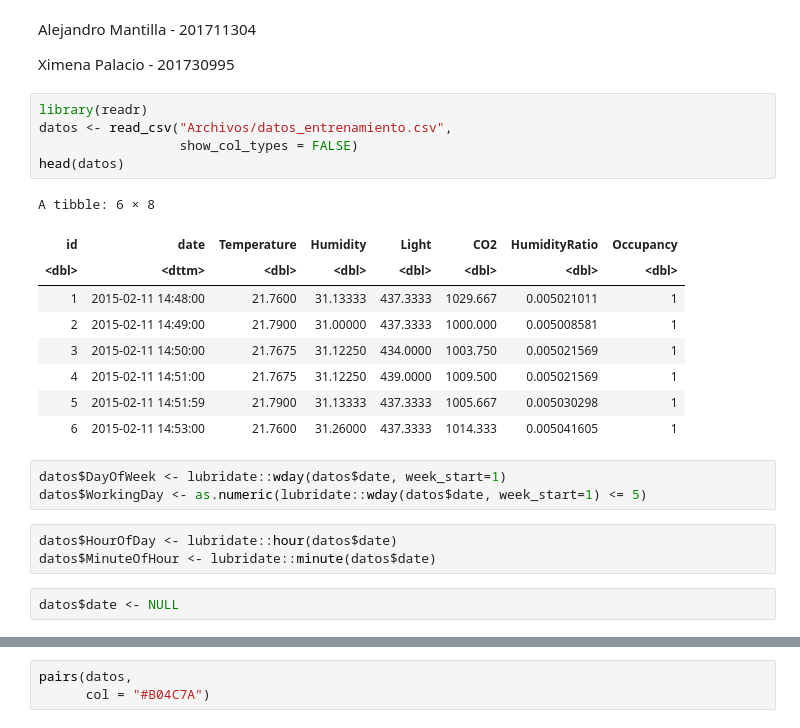
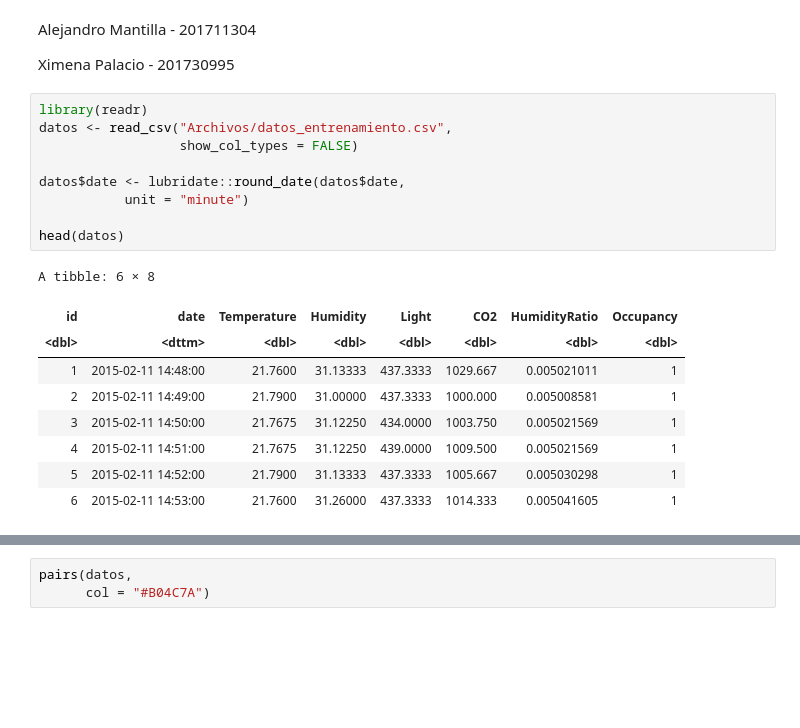
Before and after one commit to MantiMantilla/MEL-2022-2, a Jupyter notebook: Proyecto/Entrega/Desarrollo.ipynb, the cells around one changed output, grey strips where cells are left out. Saved outputs shown, nothing was run; the diff lists cells and outputs as text; blank space fills up the shorter version.

Commit message:
Variable change in dates, proyecto 1.

```diff
--- a/Proyecto/Entrega/Desarrollo.ipynb
+++ b/Proyecto/Entrega/Desarrollo.ipynb
@@ -9,23 +9,19 @@ Ximena Palacio - 201730995
 # %%
 library(readr)
 datos <- read_csv("Archivos/datos_entrenamiento.csv",
                   show_col_types = FALSE)
+
+datos$date <- lubridate::round_date(datos$date,
+           unit = "minute")
+
 head(datos)
 # %% [output]
 A tibble: 6 × 8
 | id | date | Temperature | Humidity | Light | CO2 | HumidityRatio | Occupancy |
 | <dbl> | <dttm> | <dbl> | <dbl> | <dbl> | <dbl> | <dbl> | <dbl> |
 | 1 | 2015-02-11 14:48:00 | 21.7600 | 31.13333 | 437.3333 | 1029.667 | 0.005021011 | 1 |
 | 2 | 2015-02-11 14:49:00 | 21.7900 | 31.00000 | 437.3333 | 1000.000 | 0.005008581 | 1 |
 | 3 | 2015-02-11 14:50:00 | 21.7675 | 31.12250 | 434.0000 | 1003.750 | 0.005021569 | 1 |
 | 4 | 2015-02-11 14:51:00 | 21.7675 | 31.12250 | 439.0000 | 1009.500 | 0.005021569 | 1 |
-| 5 | 2015-02-11 14:51:59 | 21.7900 | 31.13333 | 437.3333 | 1005.667 | 0.005030298 | 1 |
+| 5 | 2015-02-11 14:52:00 | 21.7900 | 31.13333 | 437.3333 | 1005.667 | 0.005030298 | 1 |
 | 6 | 2015-02-11 14:53:00 | 21.7600 | 31.26000 | 437.3333 | 1014.333 | 0.005041605 | 1 |
-# %%
-datos$DayOfWeek <- lubridate::wday(datos$date, week_start=1)
-datos$WorkingDay <- as.numeric(lubridate::wday(datos$date, week_start=1) <= 5)
-# %%
-datos$HourOfDay <- lubridate::hour(datos$date)
-datos$MinuteOfHour <- lubridate::minute(datos$date)
-# %%
-datos$date <- NULL
```
Also changed, not shown: parts of 31 cells of this notebook.
